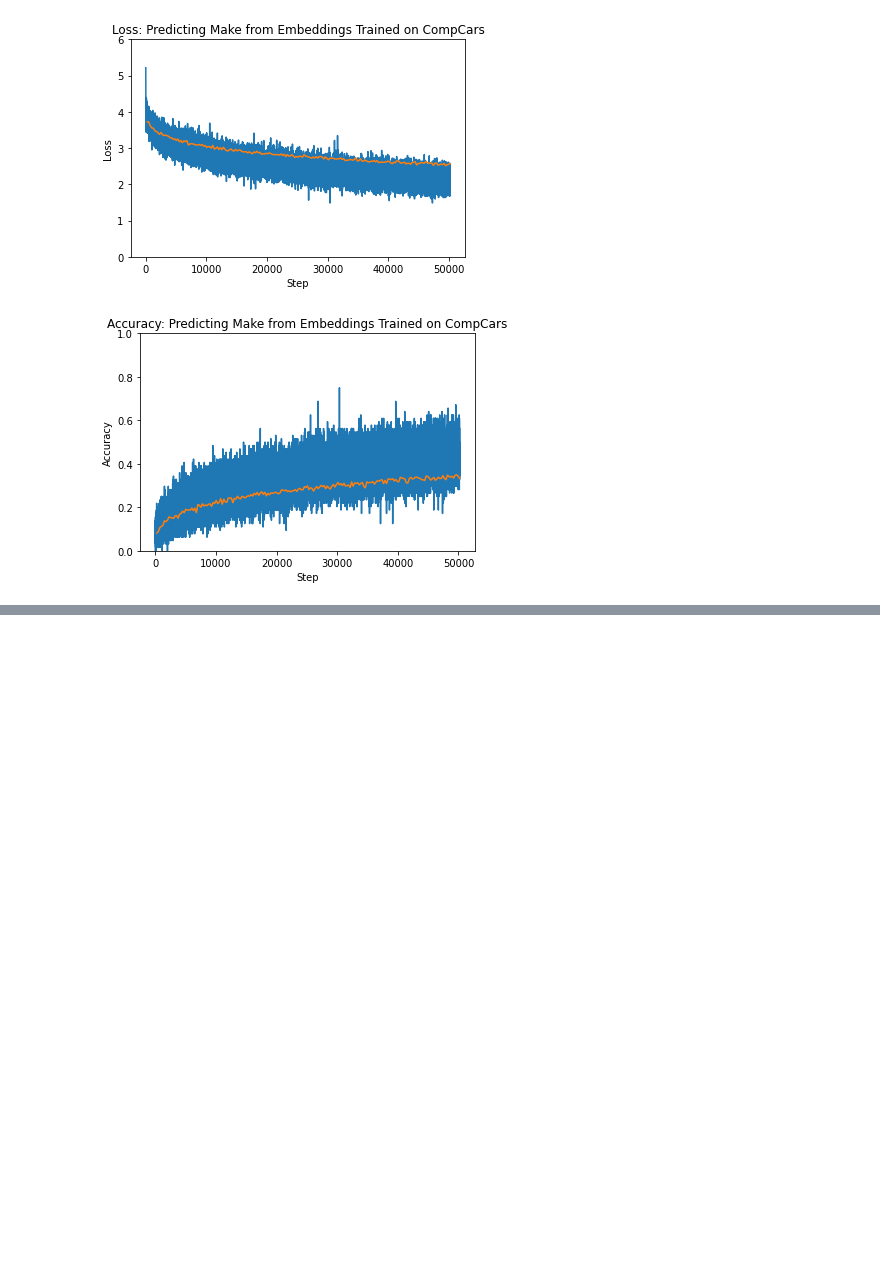
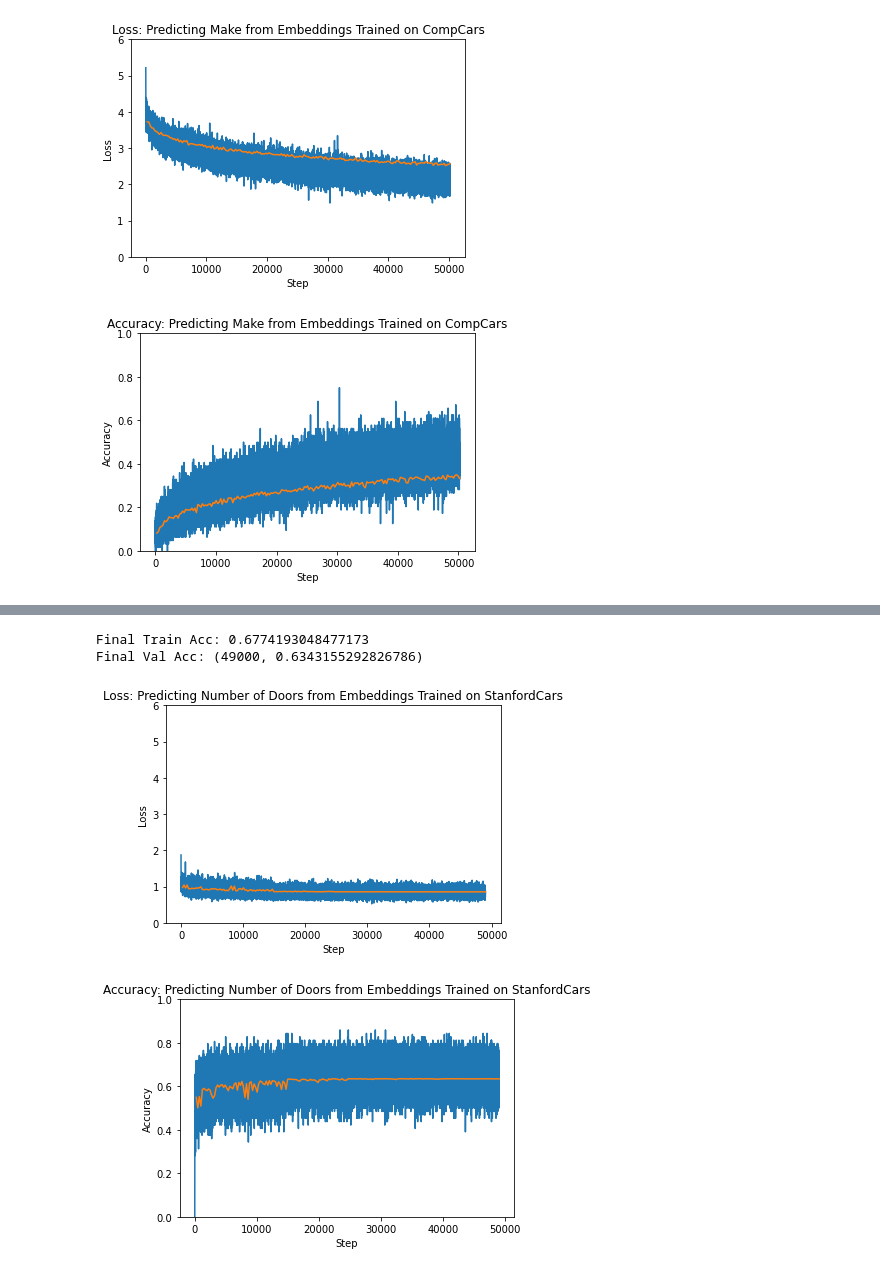
Before and after one commit to cloughurd/SimCLR, a Jupyter notebook: ClassifyCompCars.ipynb, the cells around one changed output, grey strips where cells are left out. Cells and saved outputs as stored; diff of their text form; code cells hidden in the pictures; blank space fills up the shorter version.

```diff
--- a/ClassifyCompCars.ipynb
+++ b/ClassifyCompCars.ipynb
@@ -187,0 +203,8 @@ Final Val Acc: (50200, 0.6379318020792089)
+# %%
+sc_door_results = train('sc', target='door_number')
+plot(sc_door_results, 'Predicting Number of Doors from Embeddings Trained on StanfordCars')
+# %% [output]
+Final Train Acc: 0.6774193048477173
+Final Val Acc: (49000, 0.6343155292826786)
+[figure, added]
+[figure, added]
```
Also changed, not shown: parts of 7 cells of this notebook.
